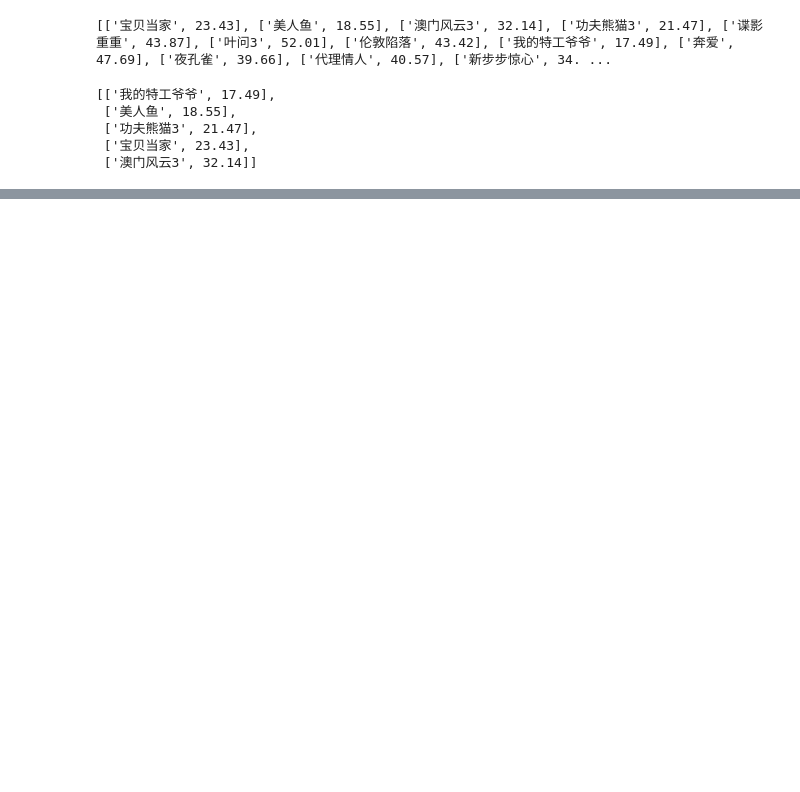
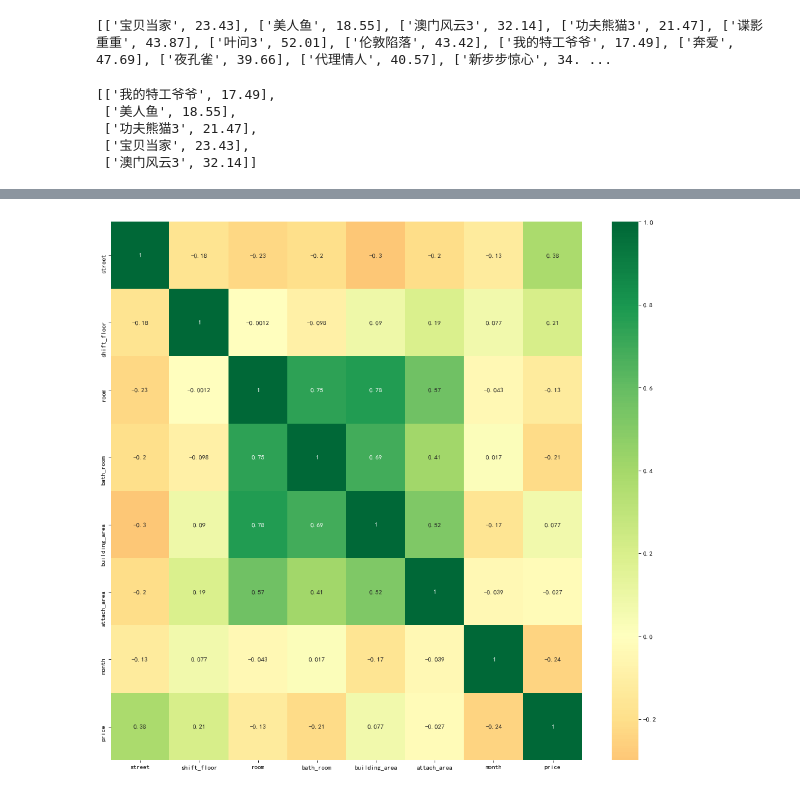
Before and after one commit to xiaoxie110/python_learn, a Jupyter notebook: knn.ipynb, the cells around one changed output, grey strips where cells are left out. Saved outputs shown, nothing was run; the diff lists cells and outputs as text; code cells hidden in the pictures; blank space fills up the shorter version.

```diff
--- a/knn.ipynb
+++ b/knn.ipynb
@@ -50,0 +66,10 @@ labels
+# %%
+import pandas as pd
+import matplotlib
+import matplotlib.pyplot as plt
+import numpy as np
+import seaborn as sns
+#预测房屋价格
+#读取数据
+df = pd.read_csv('room.csv', nrows = 500)
+df.head()  # data frame
@@ -50,0 +83,20 @@ labels
+# %%
+def heatmap(data, method='pearson', camp='RdYlGn', figsize=(10 ,8)):
+    """
+    data: 整份数据
+    method：默认为 pearson 系数
+    camp：默认为：RdYlGn-红黄蓝；YlGnBu-黄绿蓝；
+    figsize: 默认为 10，8
+    Seaborn是基于matplotlib的图形可视化python包
+    """
+    plt.figure(figsize=figsize, dpi= 80)
+    sns.heatmap(data.corr(method=method), \
+                xticklabels=data.corr(method=method).columns, \
+                yticklabels=data.corr(method=method).columns, cmap=camp, \
+                center=0, annot=True)
+    plt.show()
+    # 要想实现只是留下对角线一半的效果，括号内的参数可以加上 mask=mask
+# heatmap(data=df[['street', 'land_zoning_use', 'subway', 'age', 'month', 'room', 'building_area', 'attach_area', 'trans_month', 'floor', 'price']], figsize=(16,15))
+heatmap(data=df[['trans_date', 'street', 'shift_floor', 'room', 'bath_room', 'building_area', 'attach_area', 'month', 'price']], figsize=(16,15))
+# %% [output]
+[figure, added]
```
Also changed, not shown: parts of 9 cells of this notebook, 4 other files.
